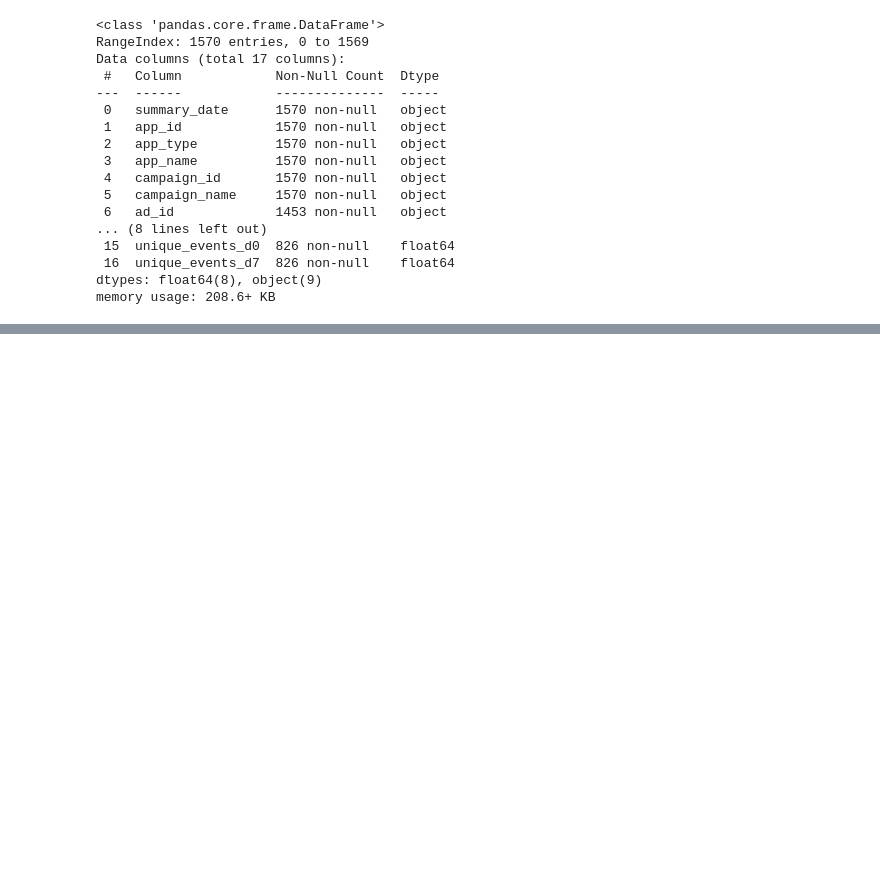
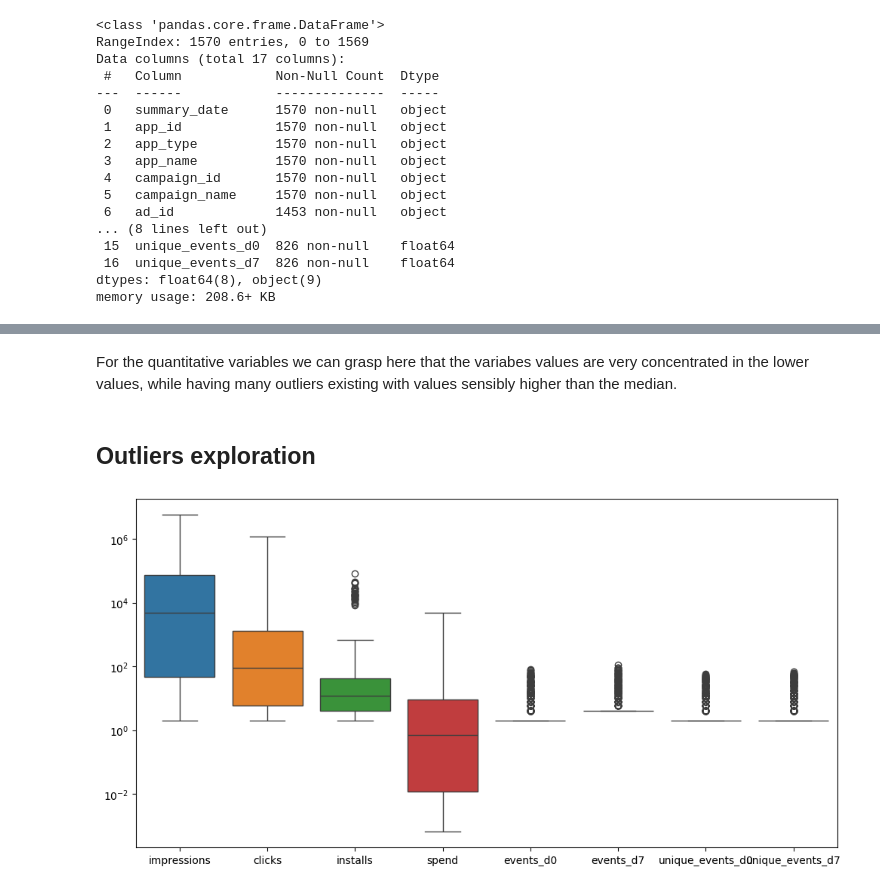
Before and after one commit to LucaGelmini/WinClap-dataEng-technicalTest, a Jupyter notebook: exercise3/report.ipynb, the cells around one changed output, grey strips where cells are left out. Cells and saved outputs as stored; diff of their text form; code cells hidden in the pictures; blank space fills up the shorter version.

```diff
--- a/exercise3/report.ipynb
+++ b/exercise3/report.ipynb
@@ -51,0 +113,10 @@ df.describe(include='all')
+# %% [markdown]
+For the quantitative variables we can grasp here that the variabes values are very concentrated in the lower values, while having many outliers existing with values sensibly higher than the median.
+# %% [markdown]
+## Outliers exploration
+# %%
+plt.figure(figsize=(12, 6))
+sns.boxplot(data=df.select_dtypes(include=['float64']), log_scale=True)
+plt.show()
+# %% [output]
+[figure, added]
```
Also changed, not shown: parts of 37 cells of this notebook.
